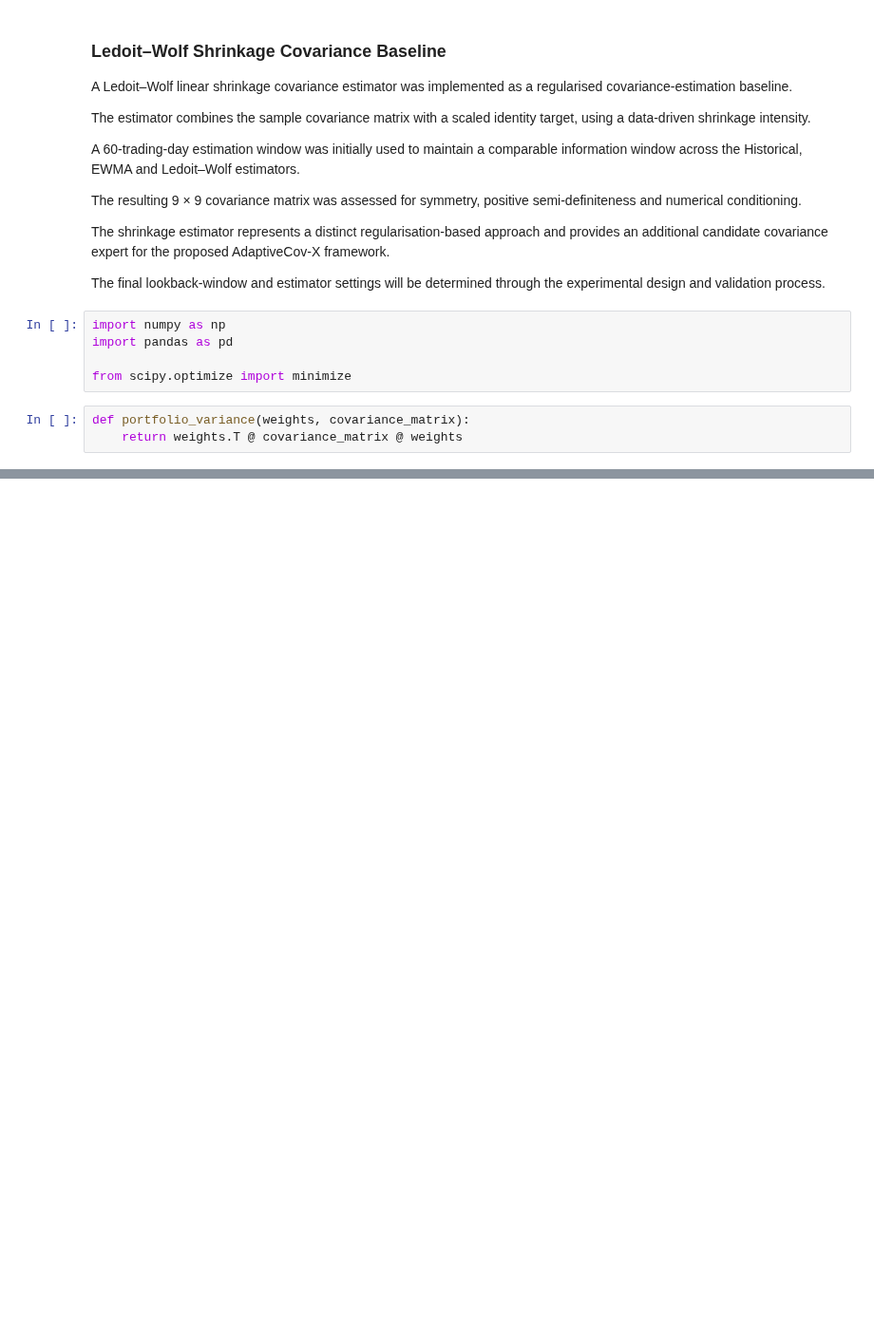
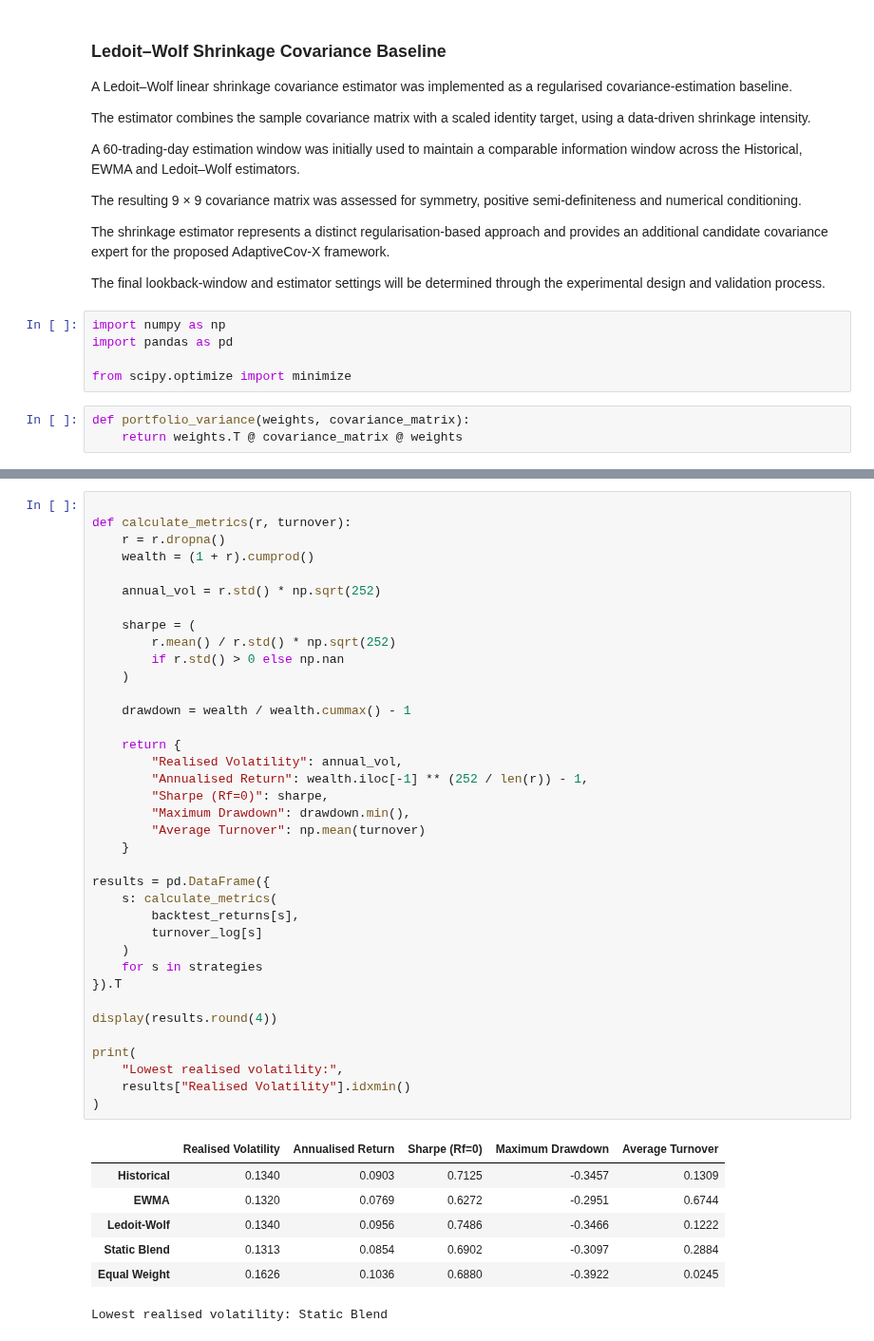
Before and after one commit to SenumiUwU/AdaptiveCov-X, a Jupyter notebook: notebooks/01_data_collection.ipynb, the cells around one changed output, grey strips where cells are left out. Shown at 95% size. Saved outputs shown, nothing was run; the diff lists cells and outputs as text; blank space fills up the shorter version.

```diff
--- a/notebooks/01_data_collection.ipynb
+++ b/notebooks/01_data_collection.ipynb
@@ -1890,0 +2375,45 @@ def minimum_variance_portfolio(covariance_matrix):
+# %%
+
+def calculate_metrics(r, turnover):
+    r = r.dropna()
+    wealth = (1 + r).cumprod()
+
+    annual_vol = r.std() * np.sqrt(252)
+
+    sharpe = (
+        r.mean() / r.std() * np.sqrt(252)
+        if r.std() > 0 else np.nan
+    )
+
+    drawdown = wealth / wealth.cummax() - 1
+
+    return {
+        "Realised Volatility": annual_vol,
+        "Annualised Return": wealth.iloc[-1] ** (252 / len(r)) - 1,
+        "Sharpe (Rf=0)": sharpe,
+        "Maximum Drawdown": drawdown.min(),
+        "Average Turnover": np.mean(turnover)
+    }
+
+results = pd.DataFrame({
+    s: calculate_metrics(
+        backtest_returns[s],
+        turnover_log[s]
+    )
+    for s in strategies
+}).T
+
+display(results.round(4))
+
+print(
+    "Lowest realised volatility:",
+    results["Realised Volatility"].idxmin()
+)
+# %% [output]
+|  | Realised Volatility | Annualised Return | Sharpe (Rf=0) | Maximum Drawdown | Average Turnover |
+| Historical | 0.1340 | 0.0903 | 0.7125 | -0.3457 | 0.1309 |
+| EWMA | 0.1320 | 0.0769 | 0.6272 | -0.2951 | 0.6744 |
+| Ledoit-Wolf | 0.1340 | 0.0956 | 0.7486 | -0.3466 | 0.1222 |
+| Static Blend | 0.1313 | 0.0854 | 0.6902 | -0.3097 | 0.2884 |
+| Equal Weight | 0.1626 | 0.1036 | 0.6880 | -0.3922 | 0.0245 |
+Lowest realised volatility: Static Blend
```
Also changed, not shown: parts of 99 cells of this notebook, 15 other files.
